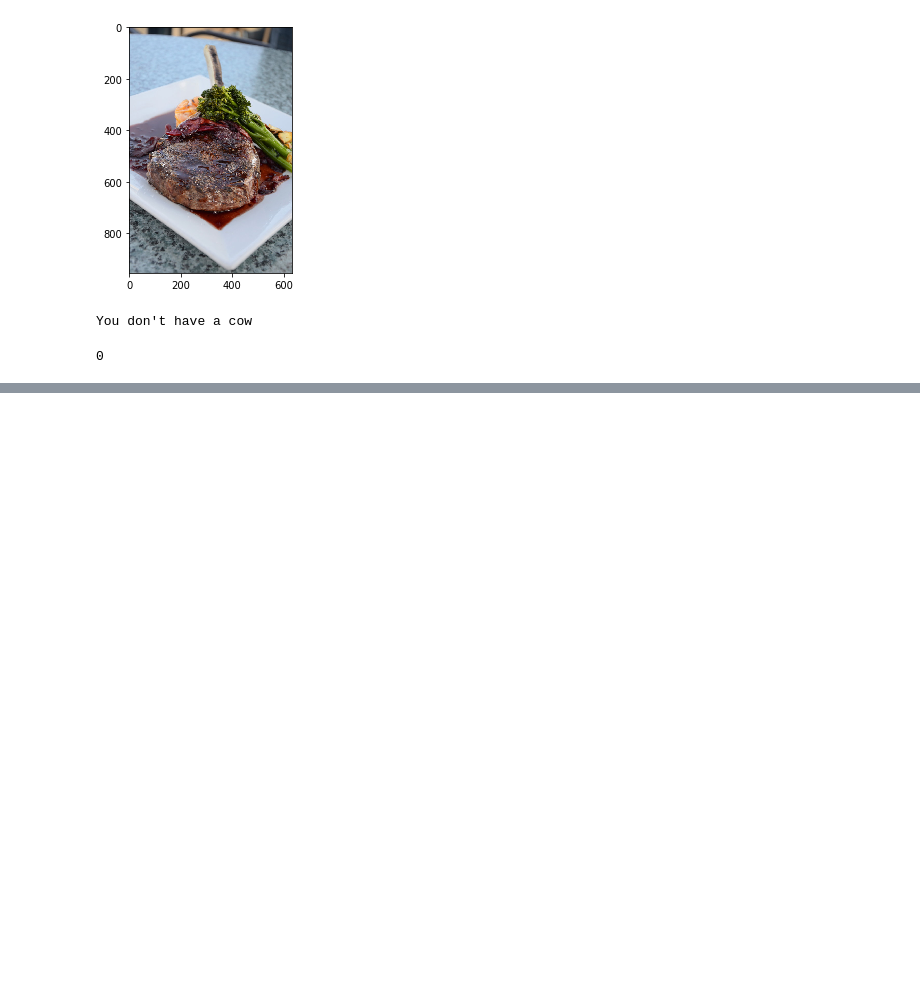
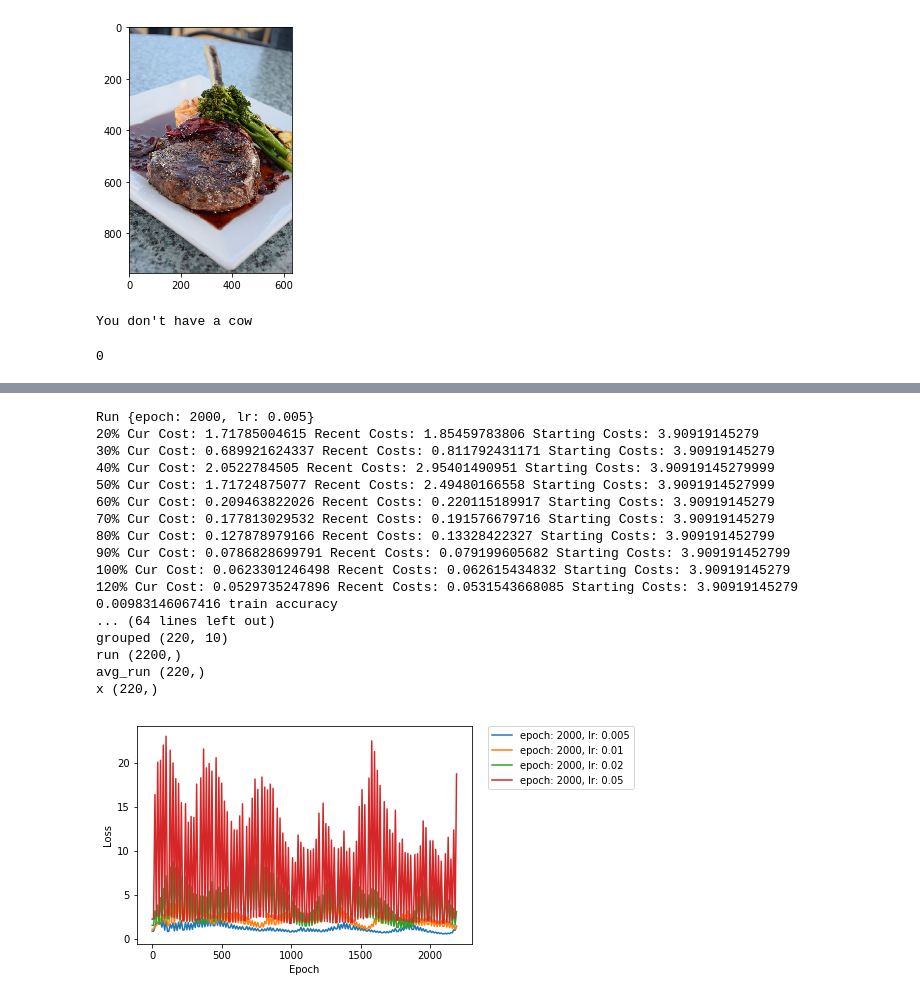
Before and after one commit to DanielLongo/models, a Jupyter notebook: Logistic_Regression_Model.ipynb, the cells around one changed output, grey strips where cells are left out. Cells and saved outputs as stored; diff of their text form; code cells hidden in the pictures; blank space fills up the shorter version.

Commit message:
compare function working

```diff
--- a/Logistic_Regression_Model.ipynb
+++ b/Logistic_Regression_Model.ipynb
@@ -148,10 +148,12 @@ def optimizer(w, b, X, Y, learning_rate, epoch, print_results=True):
         w = w - (learning_rate * dw)
         b = b - (learning_rate * db)
         costs += [cost]
+
         if print_results:
             optimizerPrinter(costs,epoch)
         if (i % 10 == 0):
             sample_costs += [cost]
+            costs += [cost]
     grads = {"dw":dw,"db":db}
     params = {"w":w,"b":b}
     return grads,params,costs
@@ -311,21 +313,3 @@ Mooooooo
 [figure]
 You don't have a cow
 0
-# %%
-def compare_runs(run_params):
-    for run in run_params:
-        cur_learning_rate = run["learning_rate"]
-# %%
-def plot_costs(run_costs):
-    ax = plt.subplot(111)
-    epochs = len(list(run_costs.values()[0]))
-    x = np.arrange(0,epochs,10) #10 becuase costs are logged every 10
-    for key,value in run_costs:
-        plt.plot(x, value, label=("loss: " + key))
-#     for run in run_costs:
-#         plt.plot(t1, t1**, label="n=%d"%(n,))
-    leg = plt.legend(loc='best', ncol=2, mode="expand", shadow=True, fancybox=True)
-    leg.get_frame().set_alpha(0.5)
-
-
-plt.show()
@@ -333,0 +316,14 @@ SyntaxError: invalid syntax (<ipython-input-173-12d431c0bc53>, line 5)
+# %%
+def compare_runs(train_X,train_Y,test_X,test_Y, run_params):
+    for run in run_params:
+        cur_learning_rate = run["learning_rate"]
+        cur_epoch = run["epoch"]
+        print("Run {epoch: " + str(cur_epoch) + ", lr: " + str(cur_learning_rate) + "}")
+        cur_d = logisticRegression(train_X,train_Y,test_X,test_Y,cur_learning_rate,cur_epoch)
+        cur_costs = cur_d["costs"]
+        cur_label = "epoch: " + str(cur_epoch) + ", lr: " + str(cur_learning_rate)
+        plot_costs(cur_costs,cur_label)
+    plt.xlabel('Epoch')
+    plt.ylabel('Loss')
+    plt.legend(bbox_to_anchor=(1.05, 1), loc=2, borderaxespad=0.)
+    plt.show()
@@ -333,0 +342,27 @@ SyntaxError: invalid syntax (<ipython-input-173-12d431c0bc53>, line 5)
+# %%
+run_params = [
+    {"learning_rate": .005, "epoch": 2000 },
+    {"learning_rate": .01, "epoch": 2000 },
+    {"learning_rate": .02 , "epoch": 2000},
+    {"learning_rate": .05 , "epoch": 2000},
+]
+compare_runs(train_X,train_Y,test_X,test_Y,run_params)
+# %% [output]
+Run {epoch: 2000, lr: 0.005}
+20% Cur Cost: 1.71785004615 Recent Costs: 1.85459783806 Starting Costs: 3.90919145279
+30% Cur Cost: 0.689921624337 Recent Costs: 0.811792431171 Starting Costs: 3.90919145279
+40% Cur Cost: 2.0522784505 Recent Costs: 2.95401490951 Starting Costs: 3.90919145279999
+50% Cur Cost: 1.71724875077 Recent Costs: 2.49480166558 Starting Costs: 3.9091914527999
+60% Cur Cost: 0.209463822026 Recent Costs: 0.220115189917 Starting Costs: 3.90919145279
+70% Cur Cost: 0.177813029532 Recent Costs: 0.191576679716 Starting Costs: 3.90919145279
+80% Cur Cost: 0.127878979166 Recent Costs: 0.13328422327 Starting Costs: 3.909191452799
+90% Cur Cost: 0.0786828699791 Recent Costs: 0.079199605682 Starting Costs: 3.909191452799
+100% Cur Cost: 0.0623301246498 Recent Costs: 0.062615434832 Starting Costs: 3.90919145279
+120% Cur Cost: 0.0529735247896 Recent Costs: 0.0531543668085 Starting Costs: 3.90919145279
+0.00983146067416 train accuracy
+... (64 lines left out)
+grouped (220, 10)
+run (2200,)
+avg_run (220,)
+x (220,)
+[figure, added]
```
Also changed, not shown: parts of 2 cells of this notebook.
